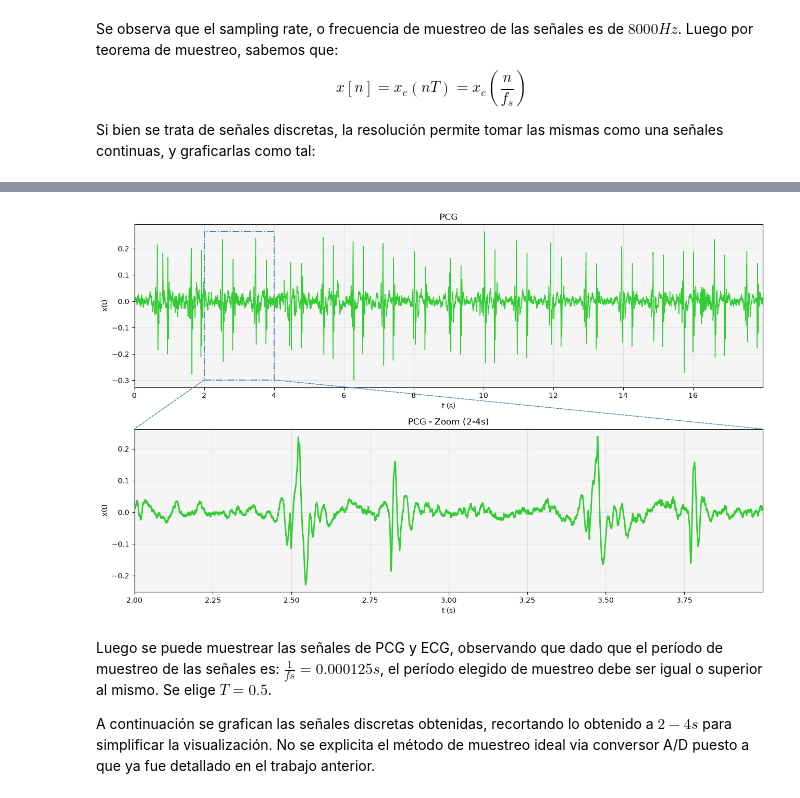
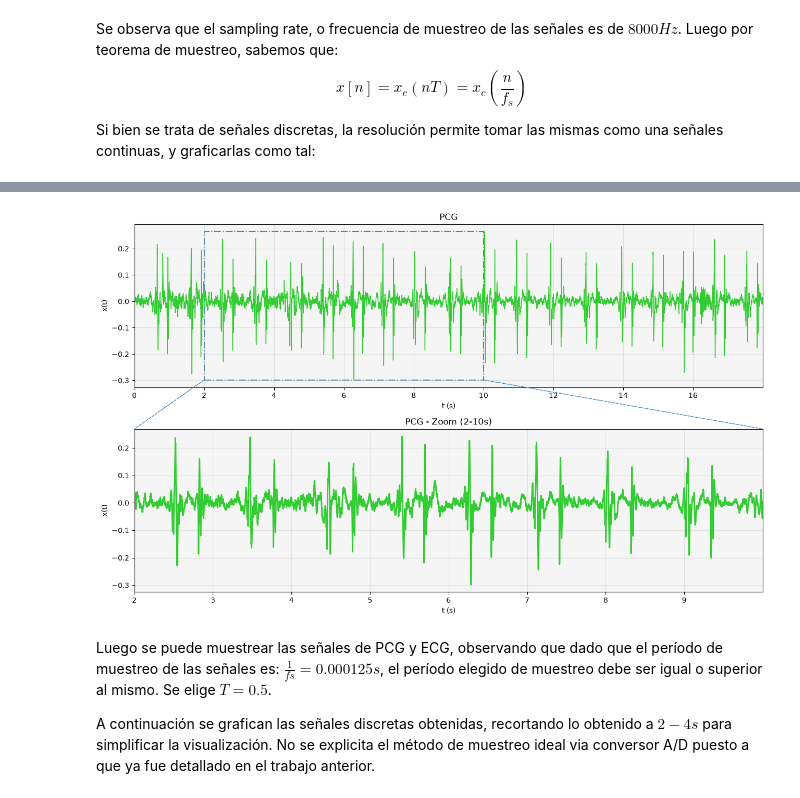
Before and after one commit to anita476/TPS-SenialesYSistemas-16.68, a Jupyter notebook: TP2_SeñalesYSistemas_G10.ipynb, the cells around one changed output, grey strips where cells are left out. Saved outputs shown, nothing was run; the diff lists cells and outputs as text; code cells hidden in the pictures.

```diff
--- a/TP2_SeñalesYSistemas_G10.ipynb
+++ b/TP2_SeñalesYSistemas_G10.ipynb
@@ -69,7 +69,7 @@ from matplotlib.patches import Rectangle, ConnectionPatch
 
 t = np.arange(len(ecg)) / fs
 window = slice(0, int(fs * 18))
-window_zoom = slice(int(fs * 2), int(fs * 4))  # subset de 2s
+window_zoom = slice(int(fs * 2), int(fs * 10))  # subset de 8s
 
 fig, (ax1, ax2) = plt.subplots(2, 1, figsize=(13, 8), facecolor='white')
 
@@ -97,7 +97,7 @@ ax2.set_facecolor('whitesmoke')
 ax2.plot(t[window_zoom], pcg[window_zoom], linewidth=2, color="firebrick")
 ax2.set_xlim(t[window_zoom].min(), t[window_zoom].max())
 ax2.grid(True, alpha=0.3)
-ax2.set_title('ECG - Zoom (2-4s)')
+ax2.set_title('ECG - Zoom (2-10s)')
 ax2.set_xlabel('t (s)')
 ax2.set_ylabel("x(t)")
 y_zoom_min, y_zoom_max = pcg[window_zoom].min(), pcg[window_zoom].max()
@@ -146,35 +146,35 @@ rect = Rectangle(
 )
 ax1.add_patch(rect)
 
 # grafico zoom
 ax2.set_facecolor('whitesmoke')
 ax2.plot(t[window_zoom], pcg[window_zoom], linewidth=2, color="limegreen")
 ax2.set_xlim(t[window_zoom].min(), t[window_zoom].max())
 ax2.grid(True, alpha=0.3)
-ax2.set_title('PCG - Zoom (2-4s)')
+ax2.set_title('PCG - Zoom (2-10s)')
 ax2.set_xlabel('t (s)')
 ax2.set_ylabel("x(t)")
 y_zoom_min, y_zoom_max = pcg[window_zoom].min(), pcg[window_zoom].max()
 
 # conectores
 con1 = ConnectionPatch(
     xyA=(t_zoom_start, y_min), coordsA=ax1.transData,
     xyB=(0, 1), coordsB=ax2.transAxes,
     color='steelblue', linestyle='--', linewidth=1
 )
 
 con2 = ConnectionPatch(
     xyA=(t_zoom_end, y_min), coordsA=ax1.transData,
     xyB=(1, 1), coordsB=ax2.transAxes,
     color='steelblue', linestyle='--', linewidth=1
 )
 fig.add_artist(con1)
 fig.add_artist(con2)
 
 plt.tight_layout()
 # plt.show()
 # %% [output]
-[figure, old version]
+[figure, new version]
 # %% [markdown]
 Luego se puede muestrear las señales de PCG y ECG, observando que dado que el período de muestreo de las señales es: $\frac{1}{fs}=0.000125s$, el período elegido de muestreo debe ser igual o superior al mismo.
 Se elige $T=0.5$.
```
Also changed, not shown: parts of 7 cells of this notebook.
